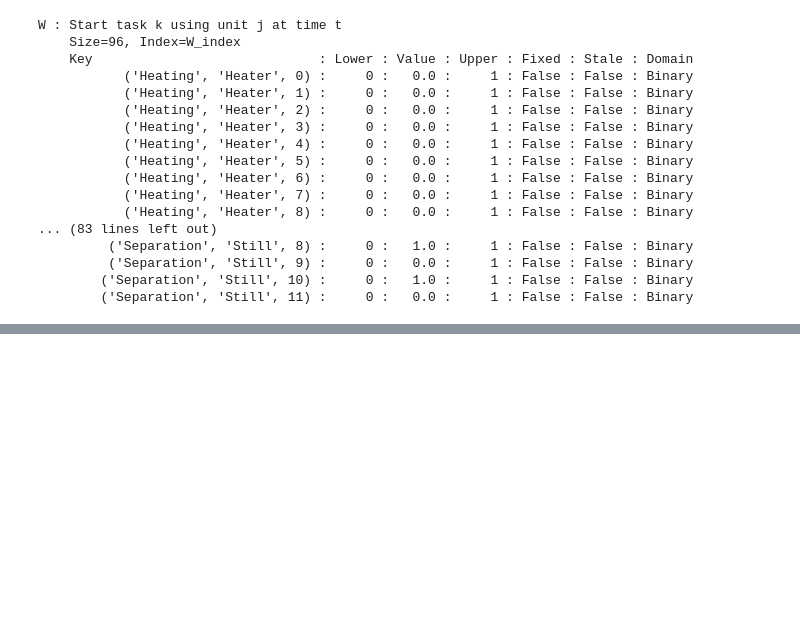
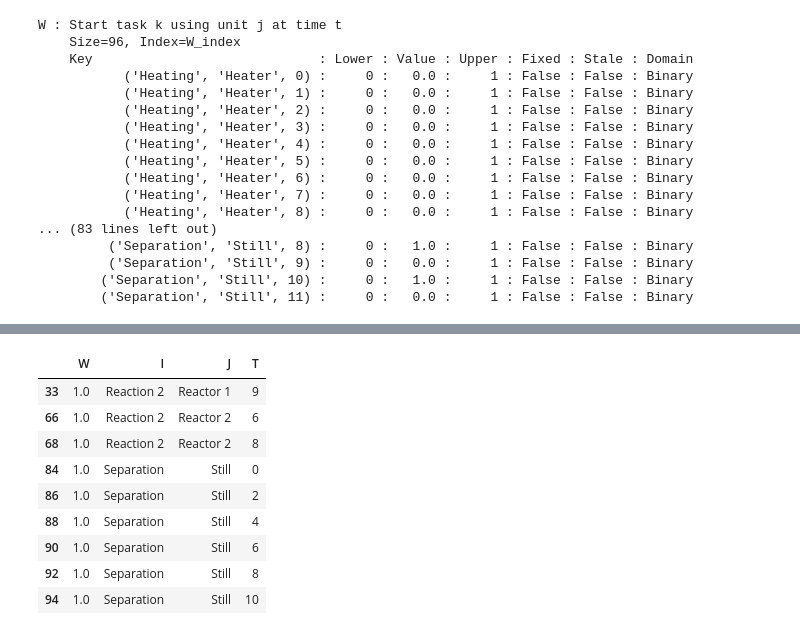
Before and after one commit to MGuo-Lab/LCA, a Jupyter notebook: notebooks/KCS.ipynb, the cells around one changed output, grey strips where cells are left out. Cells and saved outputs as stored; diff of their text form; code cells hidden in the pictures; blank space fills up the shorter version.

```diff
--- a/notebooks/KCS.ipynb
+++ b/notebooks/KCS.ipynb
@@ -548,0 +557,13 @@ mo.get_onset_names(model.B)
+# %%
+mo.get_entity(model.W, non_zero=True)
+# %% [output]
+|  | W | I | J | T |
+| 33 | 1.0 | Reaction 2 | Reactor 1 | 9 |
+| 66 | 1.0 | Reaction 2 | Reactor 2 | 6 |
+| 68 | 1.0 | Reaction 2 | Reactor 2 | 8 |
+| 84 | 1.0 | Separation | Still | 0 |
+| 86 | 1.0 | Separation | Still | 2 |
+| 88 | 1.0 | Separation | Still | 4 |
+| 90 | 1.0 | Separation | Still | 6 |
+| 92 | 1.0 | Separation | Still | 8 |
+| 94 | 1.0 | Separation | Still | 10 |
```
Also changed, not shown: parts of 2 cells of this notebook, 2 other files.
